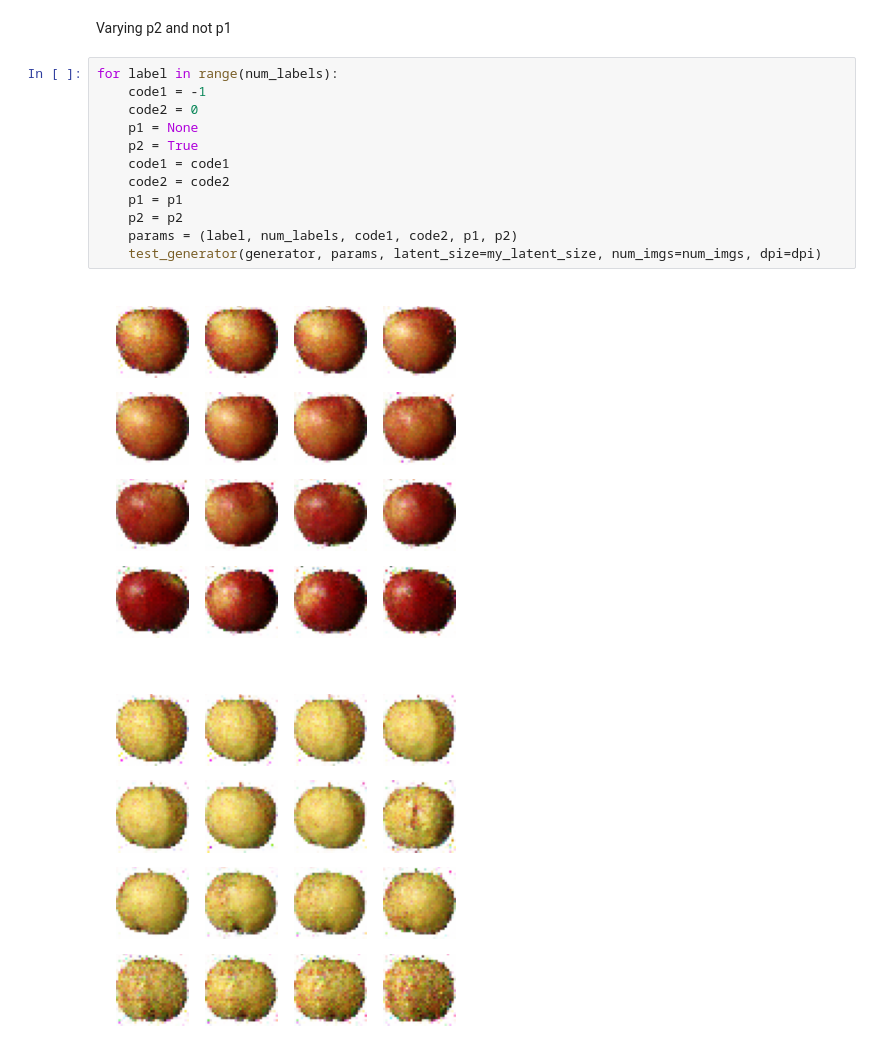
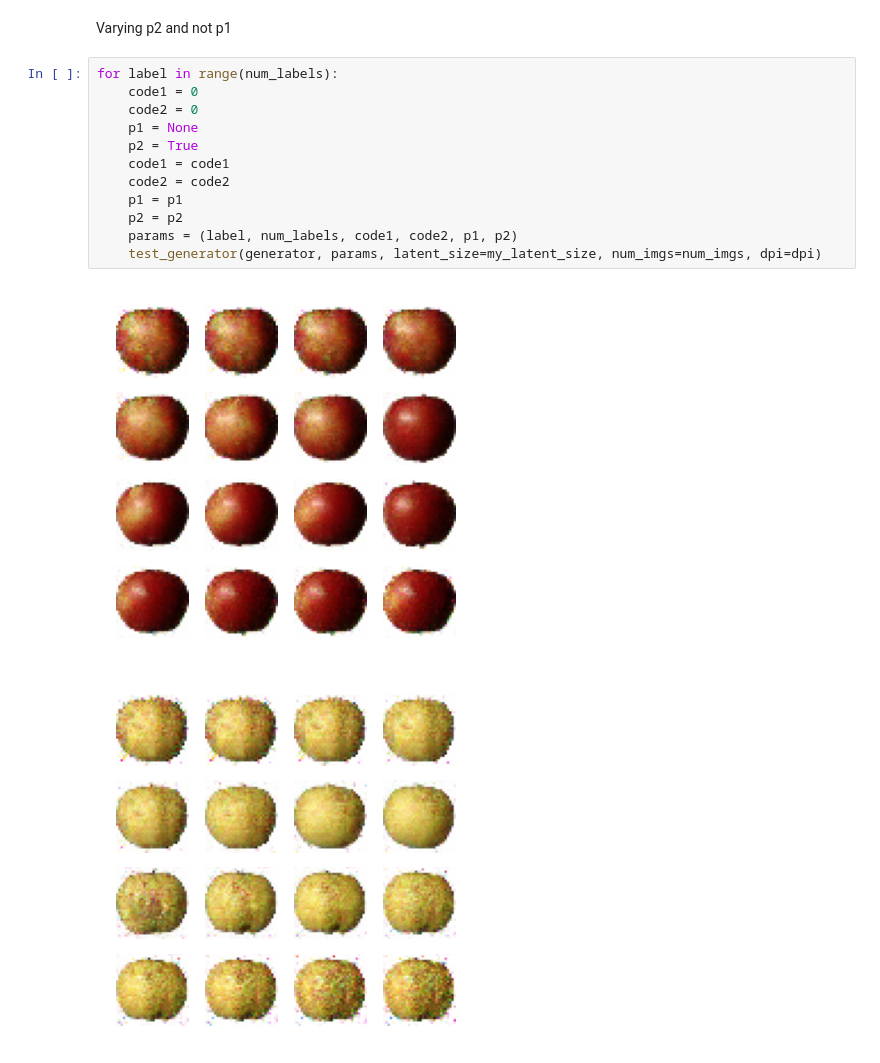
Before and after one commit to aestroza/Apples-image-generation-with-infoGAN, a Jupyter notebook: GANs_for_apples.ipynb, the cells around one changed output. Saved outputs shown, nothing was run; the diff lists cells and outputs as text.

```diff
--- a/GANs_for_apples.ipynb
+++ b/GANs_for_apples.ipynb
@@ -214,16 +185,16 @@ for label in range(num_labels):
 Varying p2 and not p1
 # %%
 for label in range(num_labels):
-    code1 = -1
+    code1 = 0
     code2 = 0
     p1 = None
     p2 = True
     code1 = code1
     code2 = code2
     p1 = p1
     p2 = p2
     params = (label, num_labels, code1, code2, p1, p2)
     test_generator(generator, params, latent_size=my_latent_size, num_imgs=num_imgs, dpi=dpi)
 # %% [output]
-[figure, old version]
+[figure, new version]
-[figure, old version]
+[figure, new version]
```
Also changed, not shown: parts of 25 cells of this notebook, 5 other files.
